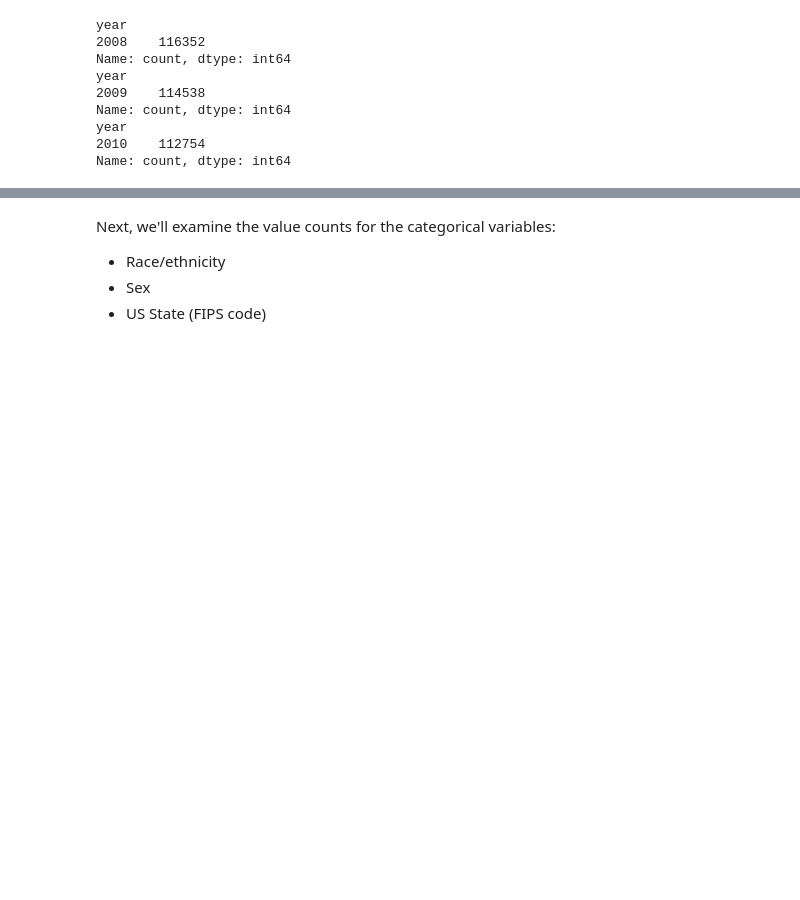
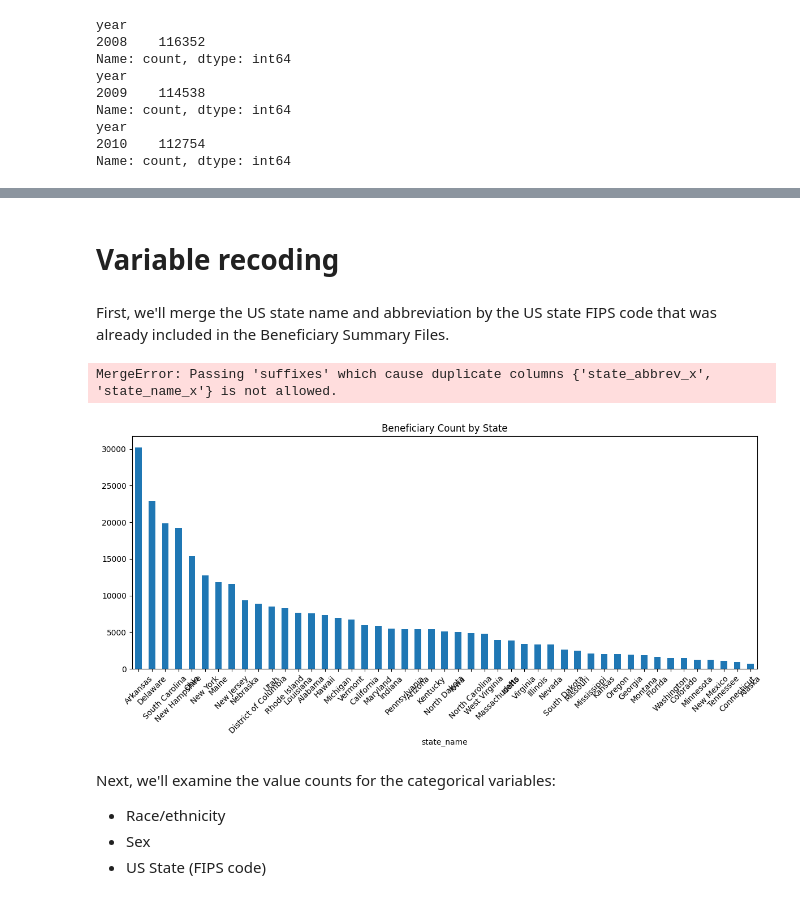
Before and after one commit to fhmcguire/Medicare-Claims-Analysis, a Jupyter notebook: 01_data_management.ipynb, the cells around one changed output, grey strips where cells are left out. Saved outputs shown, nothing was run; the diff lists cells and outputs as text; code cells hidden in the pictures; blank space fills up the shorter version.

```diff
--- a/01_data_management.ipynb
+++ b/01_data_management.ipynb
@@ -18,7 +24,8 @@ demo_10 = pd.read_csv("data/2010_Beneficiary_Summary_File_Sample_1.csv")
 Then we will load in the Beneficiary Summary File **codebook**, which will be used to efficiently rename variable (column) names into names that are more easily readable.
 # %%
 # load the codebook file
-codebook_demo = pd.read_excel("codebooks/Codebook_Beneficiary_Summary_File.xlsx")
+codebook_demo = pd.read_excel("codebooks/Codebook_Beneficiary_Summary_File.xlsx",
+                              sheet_name = "Codebook")
 # %%
 # create a function to use values from the codebook to rename columns
 # we will use the 'old_name' column (original column names) to rename the columns in the dataframes
@@ -91,0 +106,11 @@ Name: count, dtype: int64
+# %%
+# merge the dataframes by concatenating them
+merged_demo = pd.concat([demo_08, demo_09, demo_10],
+                        ignore_index=True)
+
+# examine the merged data
+print("-- Merged DataFrame --")
+print(f"Number of rows: {merged_demo.shape[0]}")
+print(f"Number of columns: {merged_demo.shape[1]}")
+print("Data types for each column:")
+print(merged_demo.dtypes)
@@ -92,3 +135,37 @@ Name: count, dtype: int64
+# %% [markdown]
+# Variable recoding
+# %% [markdown]
+First, we'll merge the US state name and abbreviation by the US state FIPS code that was already included in the Beneficiary Summary Files.
+# %%
+# load the US State FIPS code file
+fips = pd.read_excel("codebooks/Codebook_Beneficiary_Summary_File.xlsx",
+                     sheet_name = "State FIPS Codes")
+
+# merge the `fips` data frame with the merged data
+merged_demo = pd.merge(merged_demo,
+                       fips,
+                       how='left',
+                       left_on='state_code',
+                       right_on='state_code')
+
+# summarize the US states in the merged data in a table
+state_summary = merged_demo['state_name'].value_counts()
+#state_summary.columns = ['State Name', 'Count']
+# sort the summary by count in descending order
+#state_summary = state_summary.sort_values(by='Count', ascending=False)
+# display the state summary
+print("-- State Summary --")
+print(state_summary)
+# %% [output]
+MergeError: Passing 'suffixes' which cause duplicate columns {'state_abbrev_x', 'state_name_x'} is not allowed.
+# %%
+merged_demo['state_name'].value_counts().plot(kind='bar', figsize=(12, 6), title='Beneficiary Count by State')
+import matplotlib.pyplot as plt
+plt.xticks(rotation=45)
+plt.tight_layout()
+plt.show()
+# %% [output]
+[figure, added]
 # %% [markdown]
 Next, we'll examine the value counts for the categorical variables:
 *   Race/ethnicity
```
Also changed, not shown: parts of 6 cells of this notebook, 6 other files.
